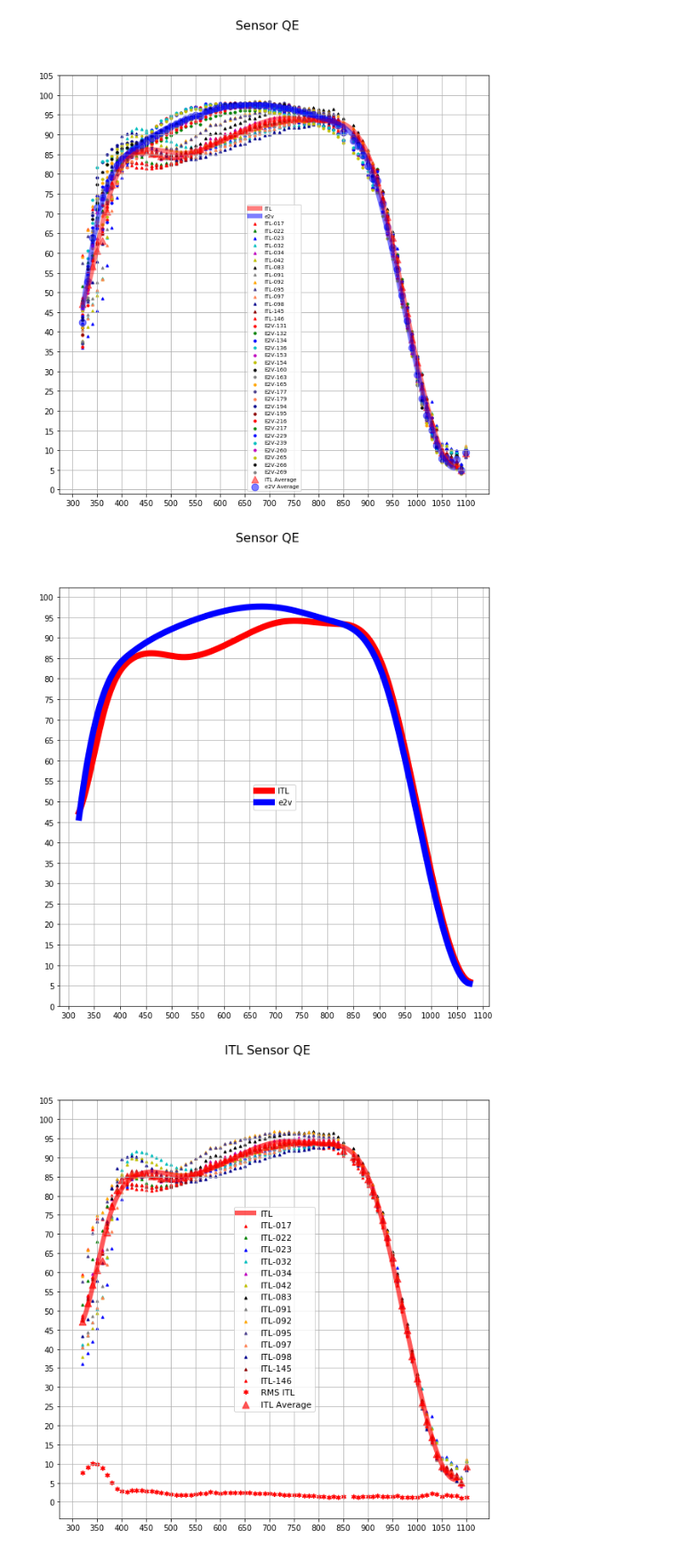
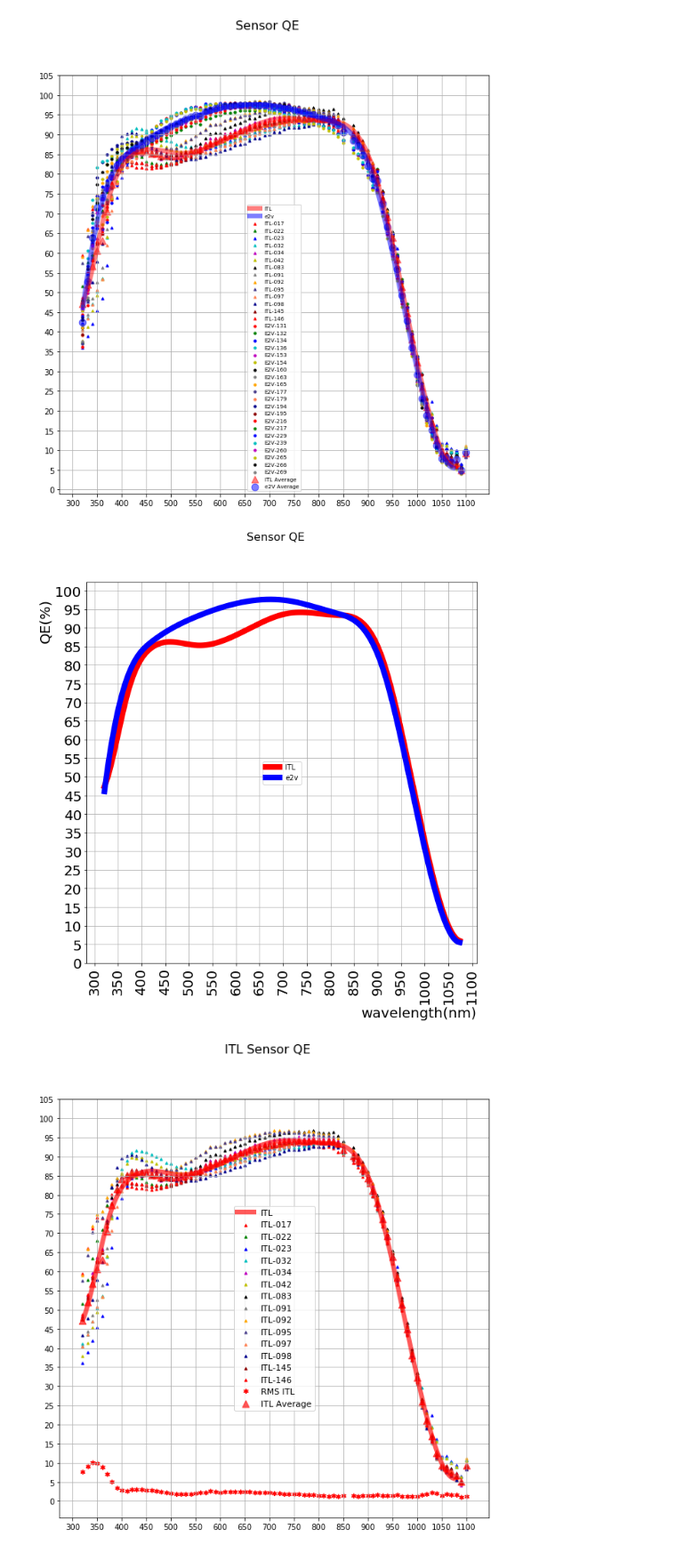
Before and after one commit to ivezic/syseng_throughputs, a Jupyter notebook: components/QEupdates/QE_v3.ipynb, the cells around one changed output. Shown at 89% size. Saved outputs shown, nothing was run; the diff lists cells and outputs as text; code cells hidden in the pictures.

```diff
--- a/components/QEupdates/QE_v3.ipynb
+++ b/components/QEupdates/QE_v3.ipynb
@@ -469,27 +471,31 @@ fig1.savefig('SensorQE.pdf')
 # %%
 fig1=plt.figure(1,[figwidth,figheight])
 fig1.suptitle('Sensor QE', fontsize=16)
 plt.plot(lambda1, itlcurve,'r',linewidth=8,label='ITL')
 plt.plot(lambda1, e2vcurve,'b', linewidth=8, label='e2v')
 #plt.plot(lambda1, ritlcurve,'r',linewidth=2,label='RMS ITL')
 #plt.plot(lambda1, re2vcurve,'b', linewidth=2, label='RMS e2v')
 pylab.legend(loc='center')
 ax=fig1.gca()
 ax.set_xticks(np.arange(300, 1150, 50.))
 ax.set_yticks(np.arange(0, 105., 5.))
 ax.grid(True)
+plt.xticks(fontsize=20, rotation=90)
+ax.set_xlabel('wavelength(nm)',fontsize=20,position=(.85,.9))
+plt.yticks(fontsize=20)
+ax.set_ylabel('QE(%)',fontsize=20, position=(1.,.9))
 fig1.savefig('qecurves.pdf')
 # and output
 file1 = open("itl2017july24.txt","w")
 for i in range(len(lambda1)):
     print (round(lambda1[i],1),round(itlcurve[i],1), file=file1)
 file1.close()
 file1 = open("e2v2017july24.txt","w")
 for i in range(len(lambda1)):
     print (round(lambda1[i],1),round(e2vcurve[i],1), file=file1)
 file1.close()
 # %% [output]
-[figure, old version]
+[figure, new version]
 # %%
 # now ITL only
 fig1=plt.figure(1,[figwidth,figheight])
```
Also changed, not shown: parts of 1 cell of this notebook, 1 other file.
